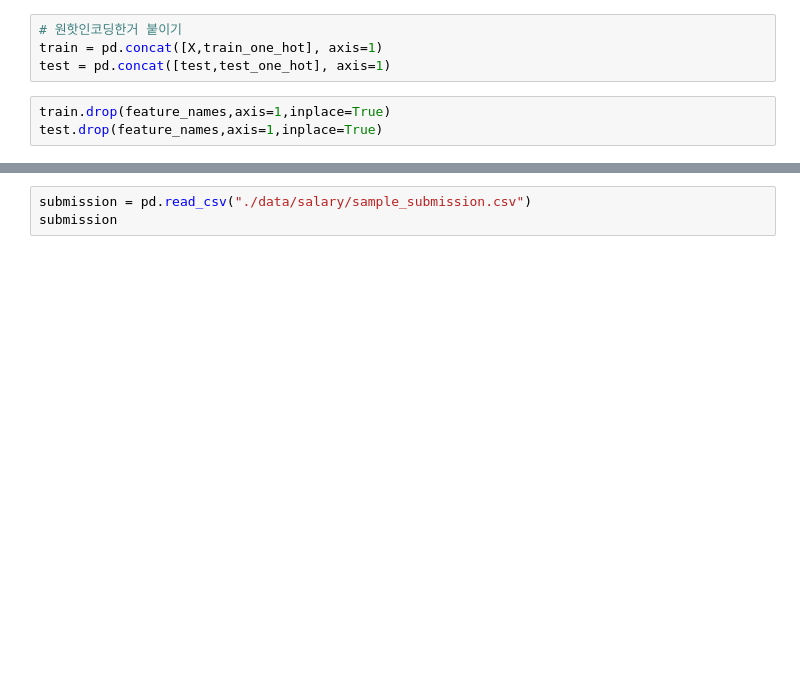
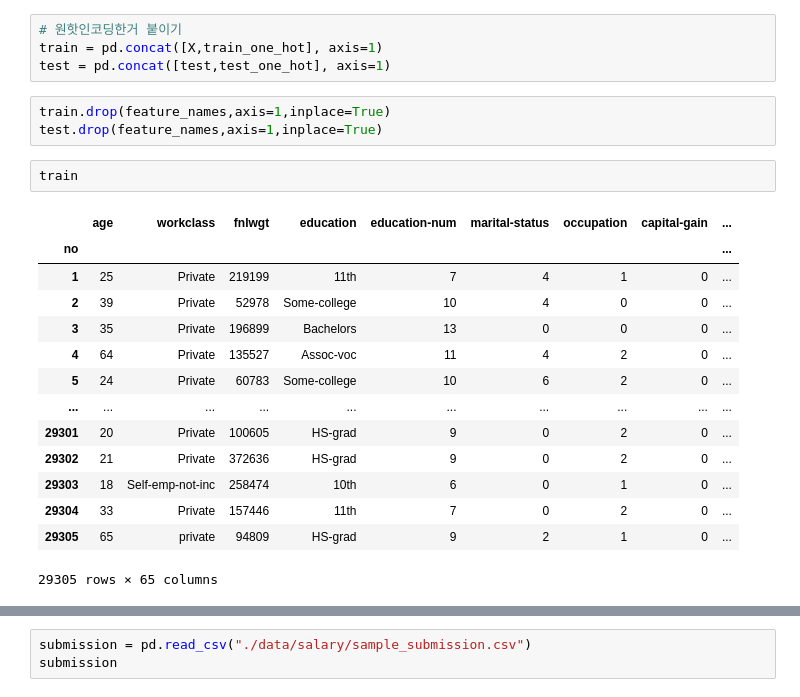
Before and after one commit to suuuuuejin/machineLearning, a Jupyter notebook: kaggle_분류_개인소득.ipynb, the cells around one changed output, grey strips where cells are left out. Cells and saved outputs as stored; diff of their text form; blank space fills up the shorter version.

```diff
--- a/kaggle_분류_개인소득.ipynb
+++ b/kaggle_분류_개인소득.ipynb
@@ -351,6 +420,23 @@ test = pd.concat([test,test_one_hot], axis=1)
 # %%
 train.drop(feature_names,axis=1,inplace=True)
 test.drop(feature_names,axis=1,inplace=True)
+# %%
+train
+# %% [output]
+|  | age | workclass | fnlwgt | education | education-num | marital-status | occupation | capital-gain | ... |
+| no |  |  |  |  |  |  |  |  | ... |
+| 1 | 25 | Private | 219199 | 11th | 7 | 4 | 1 | 0 | ... |
+| 2 | 39 | Private | 52978 | Some-college | 10 | 4 | 0 | 0 | ... |
+| 3 | 35 | Private | 196899 | Bachelors | 13 | 0 | 0 | 0 | ... |
+| 4 | 64 | Private | 135527 | Assoc-voc | 11 | 4 | 2 | 0 | ... |
+| 5 | 24 | Private | 60783 | Some-college | 10 | 6 | 2 | 0 | ... |
+| ... | ... | ... | ... | ... | ... | ... | ... | ... | ... |
+| 29301 | 20 | Private | 100605 | HS-grad | 9 | 0 | 2 | 0 | ... |
+| 29302 | 21 | Private | 372636 | HS-grad | 9 | 0 | 2 | 0 | ... |
+| 29303 | 18 | Self-emp-not-inc | 258474 | 10th | 6 | 0 | 1 | 0 | ... |
+| 29304 | 33 | Private | 157446 | 11th | 7 | 0 | 2 | 0 | ... |
+| 29305 | 65 | private | 94809 | HS-grad | 9 | 2 | 1 | 0 | ... |
+29305 rows × 65 columns
 # %%
 train.columns
 # %% [output]
```
Also changed, not shown: parts of 13 cells of this notebook, 25 other files.
